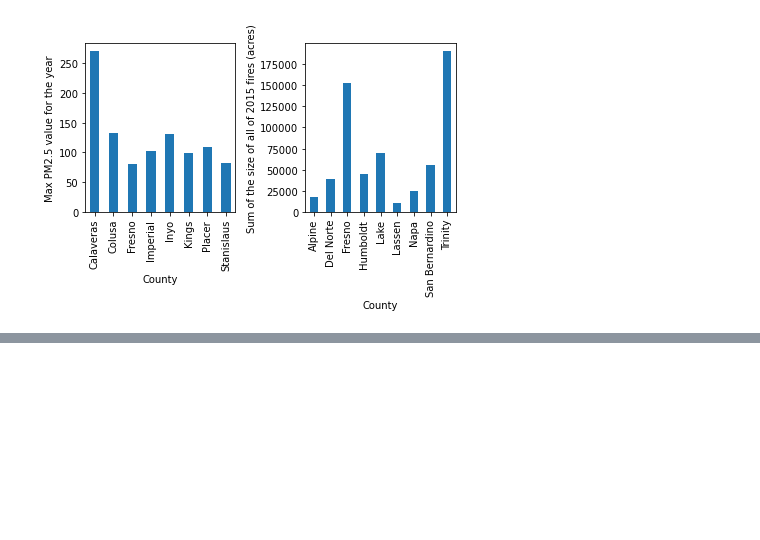
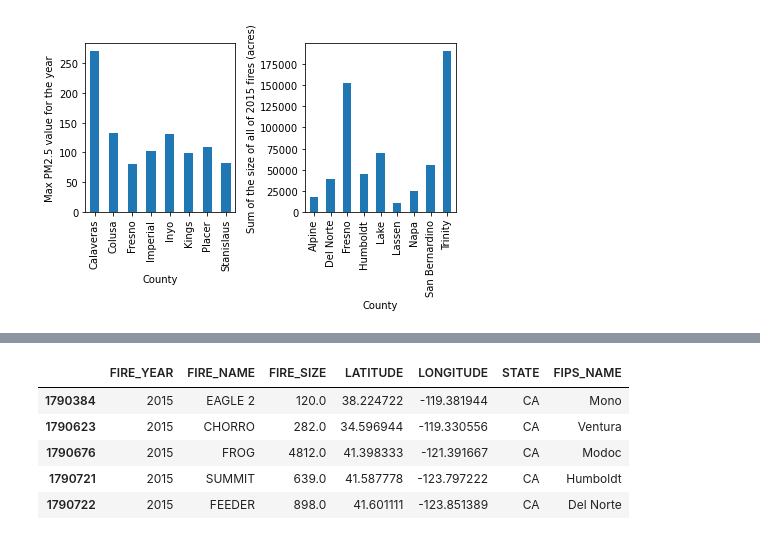
Before and after one commit to Jagjeet/fire-analysis-project, a Jupyter notebook: CorrelationOfCountiesAirAndFire2015.ipynb, the cells around one changed output, grey strips where cells are left out. Cells and saved outputs as stored; diff of their text form; code cells hidden in the pictures; blank space fills up the shorter version.

```diff
--- a/CorrelationOfCountiesAirAndFire2015.ipynb
+++ b/CorrelationOfCountiesAirAndFire2015.ipynb
@@ -243,0 +282,15 @@ plt.tight_layout()
+# %%
+#narrowed dataframe show biggest fires
+narrow_fire_df = filtered_fire_df[['FIRE_YEAR','FIRE_NAME','FIRE_SIZE','LATITUDE',
+                                    'LONGITUDE','STATE','FIPS_NAME']]
+narrow_fire_acre_100 = narrow_fire_df.loc[narrow_fire_df['FIRE_SIZE'] > 100]
+
+
+narrow_fire_acre_100.head()
+# %% [output]
+|  | FIRE_YEAR | FIRE_NAME | FIRE_SIZE | LATITUDE | LONGITUDE | STATE | FIPS_NAME |
+| 1790384 | 2015 | EAGLE 2 | 120.0 | 38.224722 | -119.381944 | CA | Mono |
+| 1790623 | 2015 | CHORRO | 282.0 | 34.596944 | -119.330556 | CA | Ventura |
+| 1790676 | 2015 | FROG | 4812.0 | 41.398333 | -121.391667 | CA | Modoc |
+| 1790721 | 2015 | SUMMIT | 639.0 | 41.587778 | -123.797222 | CA | Humboldt |
+| 1790722 | 2015 | FEEDER | 898.0 | 41.601111 | -123.851389 | CA | Del Norte |
```
Also changed, not shown: parts of 11 cells of this notebook, 4 other files.
